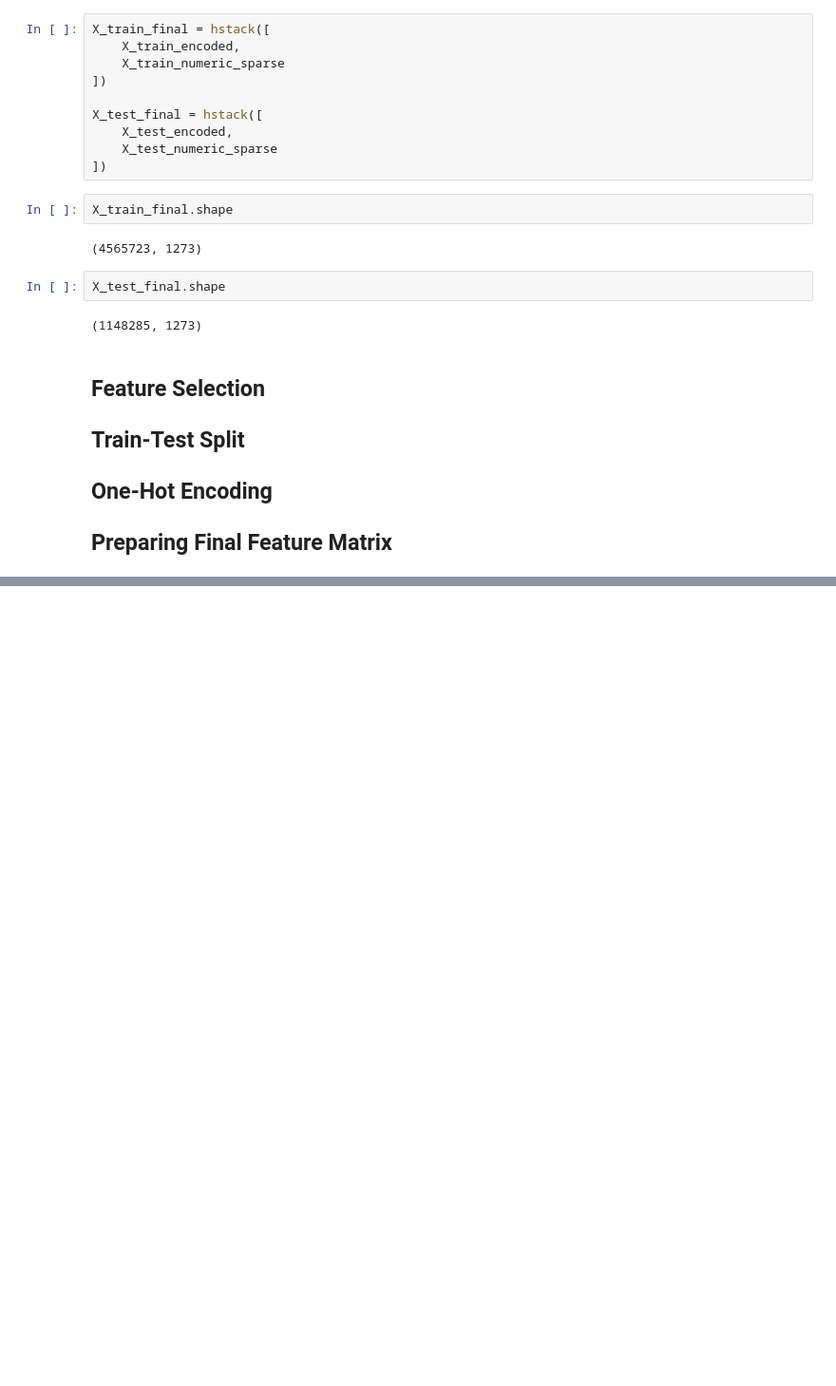
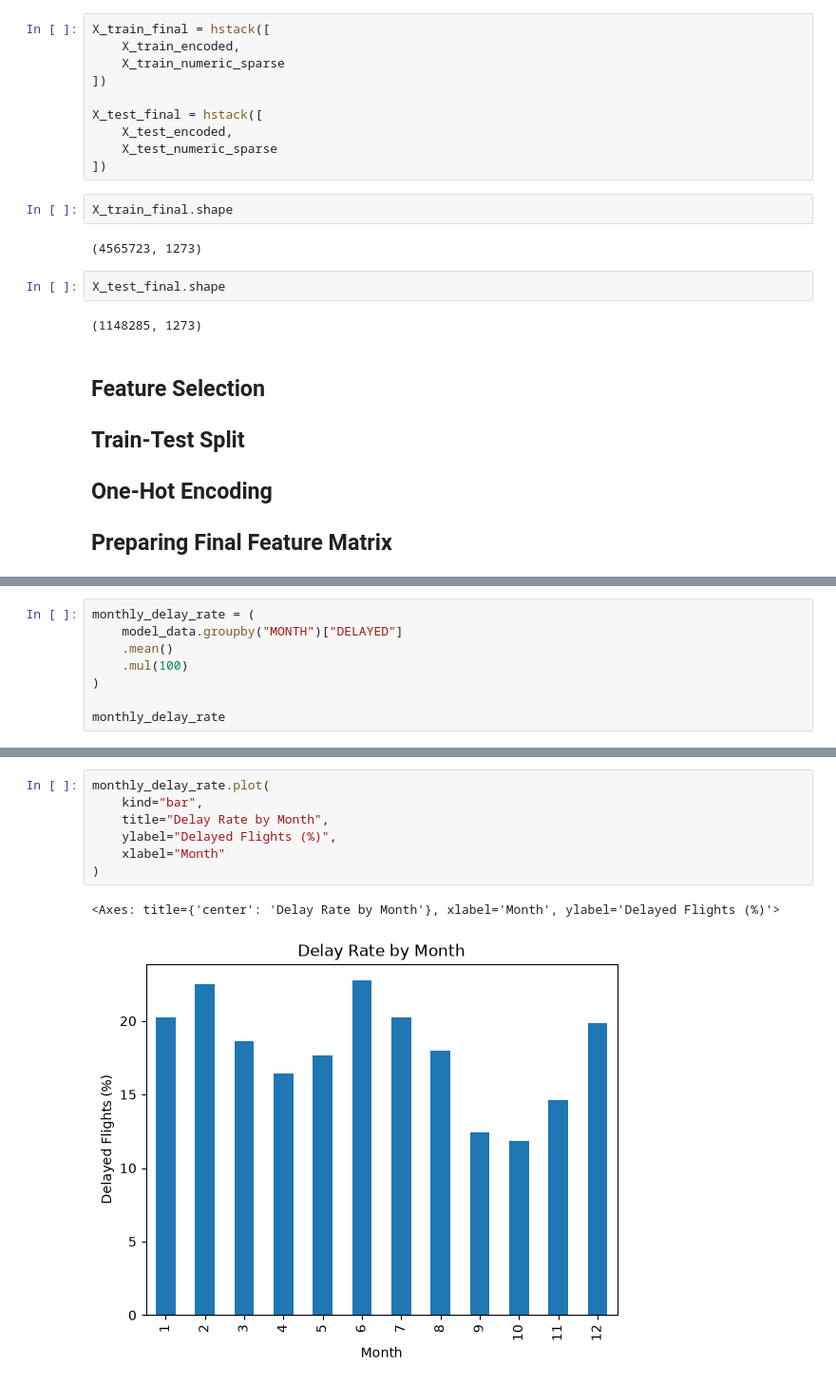
Before and after one commit to GhostCypher05/flight-delay-prediction, a Jupyter notebook: notebooks/01_data_investigation.ipynb, the cells around one changed output, grey strips where cells are left out. Shown at 95% size. Saved outputs shown, nothing was run; the diff lists cells and outputs as text; blank space fills up the shorter version.

```diff
--- a/notebooks/01_data_investigation.ipynb
+++ b/notebooks/01_data_investigation.ipynb
@@ -975,0 +1221,8 @@ X_test_final.shape
+# %%
+monthly_delay_rate = (
+    model_data.groupby("MONTH")["DELAYED"]
+    .mean()
+    .mul(100)
+)
+
+monthly_delay_rate
@@ -975,0 +1244,10 @@ X_test_final.shape
+# %%
+monthly_delay_rate.plot(
+    kind="bar",
+    title="Delay Rate by Month",
+    ylabel="Delayed Flights (%)",
+    xlabel="Month"
+)
+# %% [output]
+<Axes: title={'center': 'Delay Rate by Month'}, xlabel='Month', ylabel='Delayed Flights (%)'>
+[figure, added]
```
Also changed, not shown: parts of 44 cells of this notebook, 13 other files.
